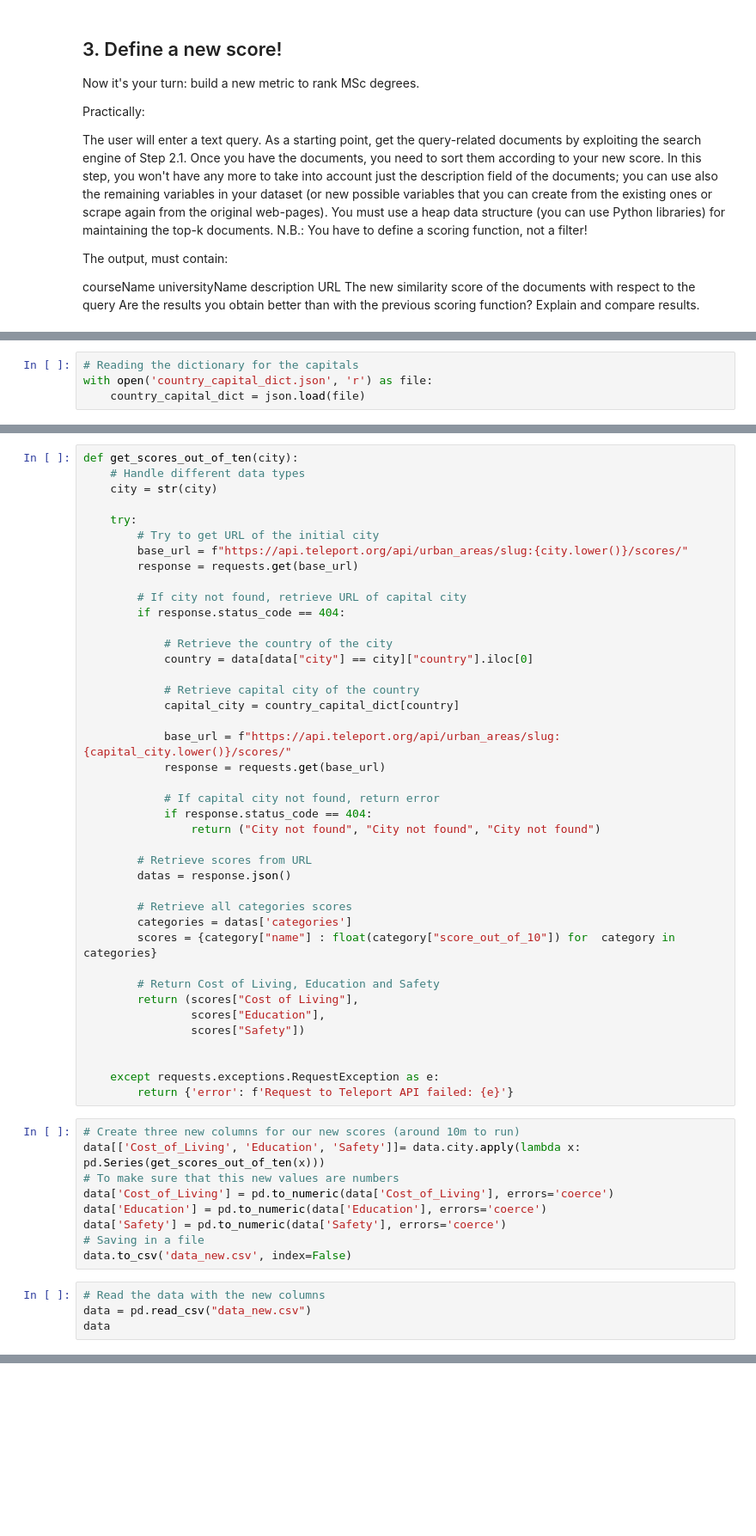
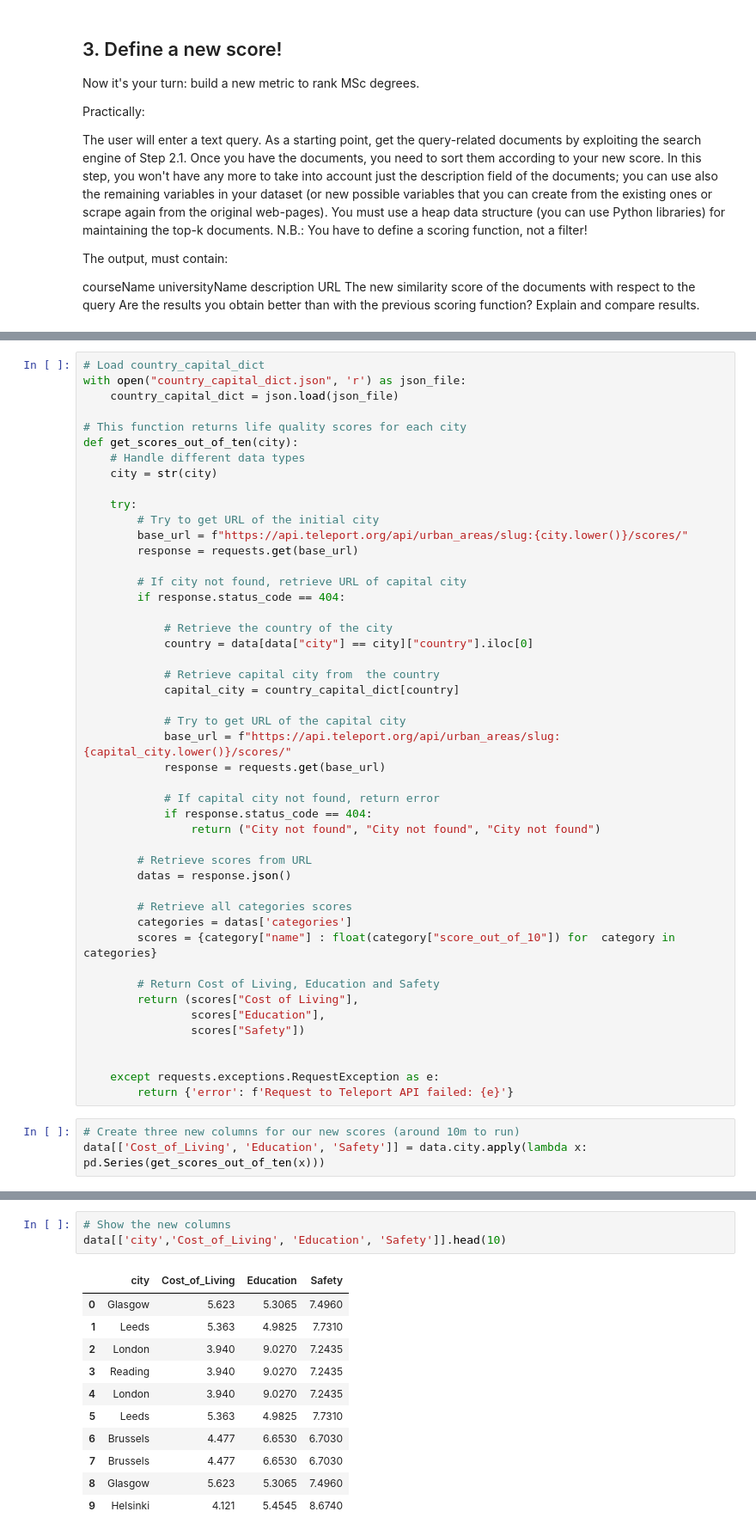
Before and after one commit to susannabravi/ADM-HW3, a Jupyter notebook: main.ipynb, the cells around one changed output, grey strips where cells are left out. Shown at 86% size. Cells and saved outputs as stored; diff of their text form; blank space fills up the shorter version.

```diff
--- a/main.ipynb
+++ b/main.ipynb
@@ -713,4 +672,0 @@ with open('country_capital_dict.json', 'w') as file:
-# %%
-# Reading the dictionary for the capitals
-with open('country_capital_dict.json', 'r') as file:
-    country_capital_dict = json.load(file)
@@ -725,4 +673,9 @@ When a city was not integrated into the teleport API, our solution was to obtain
 # %%
+# Load country_capital_dict
+with open("country_capital_dict.json", 'r') as json_file:
+    country_capital_dict = json.load(json_file)
+
+# This function returns life quality scores for each city
 def get_scores_out_of_ten(city):
     # Handle different data types
     city = str(city)
@@ -738,9 +691,10 @@ def get_scores_out_of_ten(city):
             # Retrieve the country of the city
             country = data[data["city"] == city]["country"].iloc[0]
 
-            # Retrieve capital city of the country
+            # Retrieve capital city from  the country
             capital_city = country_capital_dict[country]
 
+            # Try to get URL of the capital city
             base_url = f"https://api.teleport.org/api/urban_areas/slug:{capital_city.lower()}/scores/"
             response = requests.get(base_url)
 
@@ -765,14 +719,4 @@ def get_scores_out_of_ten(city):
         return {'error': f'Request to Teleport API failed: {e}'}
 # %%
 # Create three new columns for our new scores (around 10m to run)
-data[['Cost_of_Living', 'Education', 'Safety']]= data.city.apply(lambda x: pd.Series(get_scores_out_of_ten(x)))
-# To make sure that this new values are numbers
-data['Cost_of_Living'] = pd.to_numeric(data['Cost_of_Living'], errors='coerce')
-data['Education'] = pd.to_numeric(data['Education'], errors='coerce')
-data['Safety'] = pd.to_numeric(data['Safety'], errors='coerce')
-# Saving in a file
-data.to_csv('data_new.csv', index=False)
+data[['Cost_of_Living', 'Education', 'Safety']] = data.city.apply(lambda x: pd.Series(get_scores_out_of_ten(x)))
-# %%
-# Read the data with the new columns
-data = pd.read_csv("data_new.csv")
-data
@@ -799,3 +723,18 @@ set(data[a].country)
+# %%
+# Show the new columns
+data[['city','Cost_of_Living', 'Education', 'Safety']].head(10)
+# %% [output]
+|  | city | Cost_of_Living | Education | Safety |
+| 0 | Glasgow | 5.623 | 5.3065 | 7.4960 |
+| 1 | Leeds | 5.363 | 4.9825 | 7.7310 |
+| 2 | London | 3.940 | 9.0270 | 7.2435 |
+| 3 | Reading | 3.940 | 9.0270 | 7.2435 |
+| 4 | London | 3.940 | 9.0270 | 7.2435 |
+| 5 | Leeds | 5.363 | 4.9825 | 7.7310 |
+| 6 | Brussels | 4.477 | 6.6530 | 6.7030 |
+| 7 | Brussels | 4.477 | 6.6530 | 6.7030 |
+| 8 | Glasgow | 5.623 | 5.3065 | 7.4960 |
+| 9 | Helsinki | 4.121 | 5.4545 | 8.6740 |
 # %% [markdown]
 Those scores will affect the importance our custom search engine gives to each university.
 As an initial and naive approach we decided to keep thinks linear and just compute the new score as shown below:
```
Also changed, not shown: parts of 23 cells of this notebook, 2 other files.
